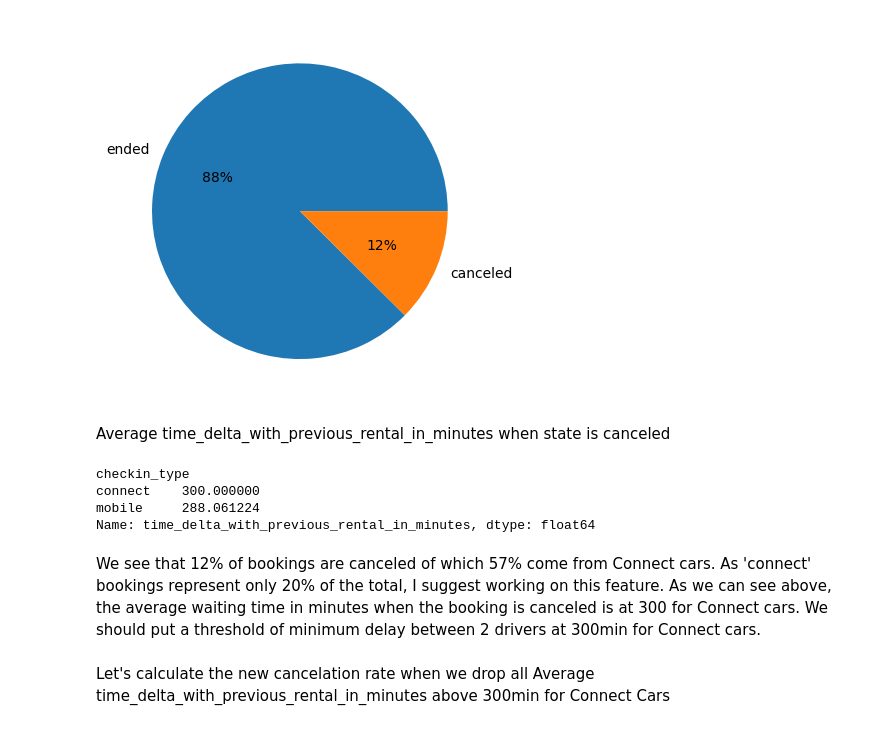
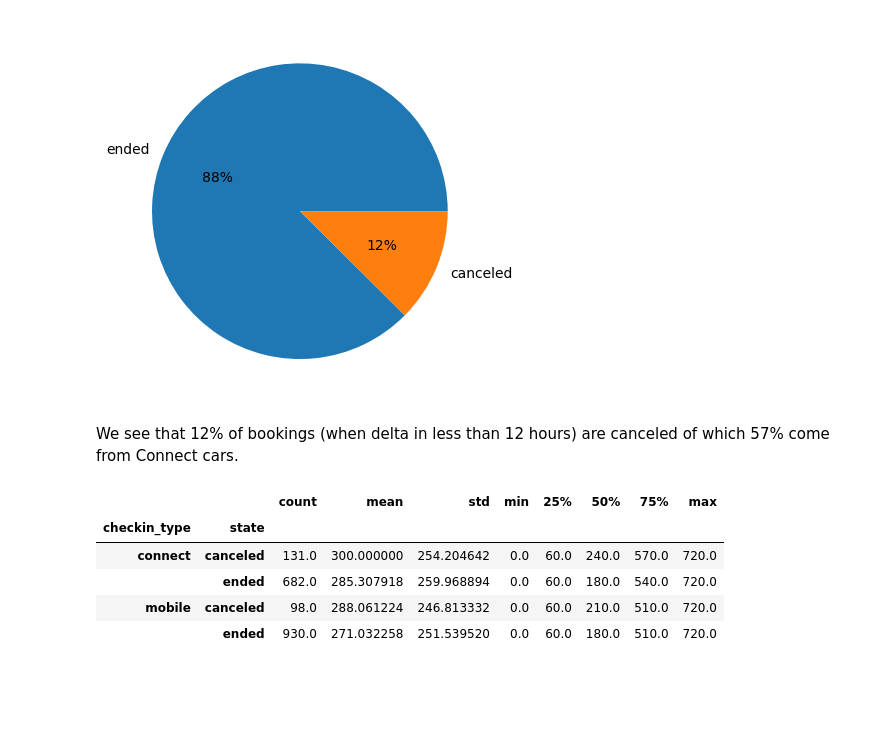
Before and after one commit to oceanezara/data-deployment, a Jupyter notebook: data_analysis.ipynb, the cells around one changed output. Saved outputs shown, nothing was run; the diff lists cells and outputs as text; code cells hidden in the pictures; blank space fills up the shorter version.

Commit message:
data viz added

```diff
--- a/data_analysis.ipynb
+++ b/data_analysis.ipynb
@@ -136,18 +144,15 @@ plt.pie(df_delta_not_null['state'].value_counts(), labels=df_delta_not_null['sta
 plt.show()
 # %% [output]
 [figure]
-# %% [markdown]
-Average time_delta_with_previous_rental_in_minutes when state is canceled
+# %% [markdown]
+We see that 12% of bookings (when delta in less than 12 hours) are canceled of which 57% come from Connect cars.
 # %%
-data_state_cancel.groupby('checkin_type')['time_delta_with_previous_rental_in_minutes'].mean()
+df_delta_not_null.groupby(['checkin_type', 'state'])['time_delta_with_previous_rental_in_minutes'].describe()
 # %% [output]
-checkin_type
-connect    300.000000
-mobile     288.061224
-Name: time_delta_with_previous_rental_in_minutes, dtype: float64
+|  |  | count | mean | std | min | 25% | 50% | 75% | max |
+| checkin_type | state |  |  |  |  |  |  |  |  |
+| connect | canceled | 131.0 | 300.000000 | 254.204642 | 0.0 | 60.0 | 240.0 | 570.0 | 720.0 |
+|  | ended | 682.0 | 285.307918 | 259.968894 | 0.0 | 60.0 | 180.0 | 540.0 | 720.0 |
+| mobile | canceled | 98.0 | 288.061224 | 246.813332 | 0.0 | 60.0 | 210.0 | 510.0 | 720.0 |
+|  | ended | 930.0 | 271.032258 | 251.539520 | 0.0 | 60.0 | 180.0 | 510.0 | 720.0 |
-# %% [markdown]
-We see that 12% of bookings are canceled of which 57% come from Connect cars. As 'connect' bookings represent only 20% of the total, I suggest working on this feature.
-As we can see above, the average waiting time in minutes when the booking is canceled is at 300 for Connect cars. We should put a threshold of minimum delay between 2 drivers at 300min for Connect cars.
-# %% [markdown]
-Let's calculate the new cancelation rate when we drop all Average time_delta_with_previous_rental_in_minutes above 300min for Connect Cars
 # %%
```
Also changed, not shown: parts of 8 cells of this notebook.
